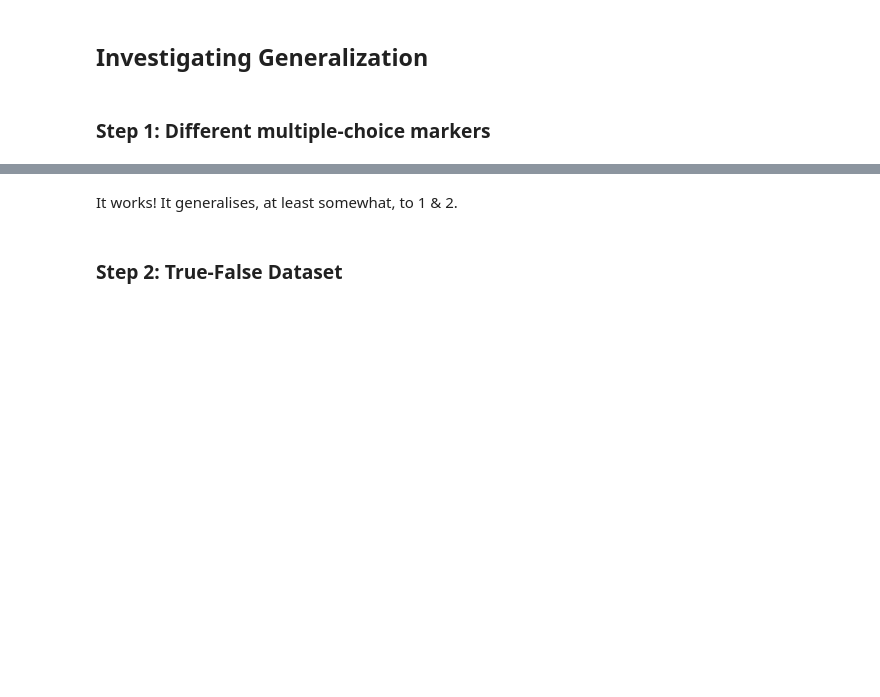
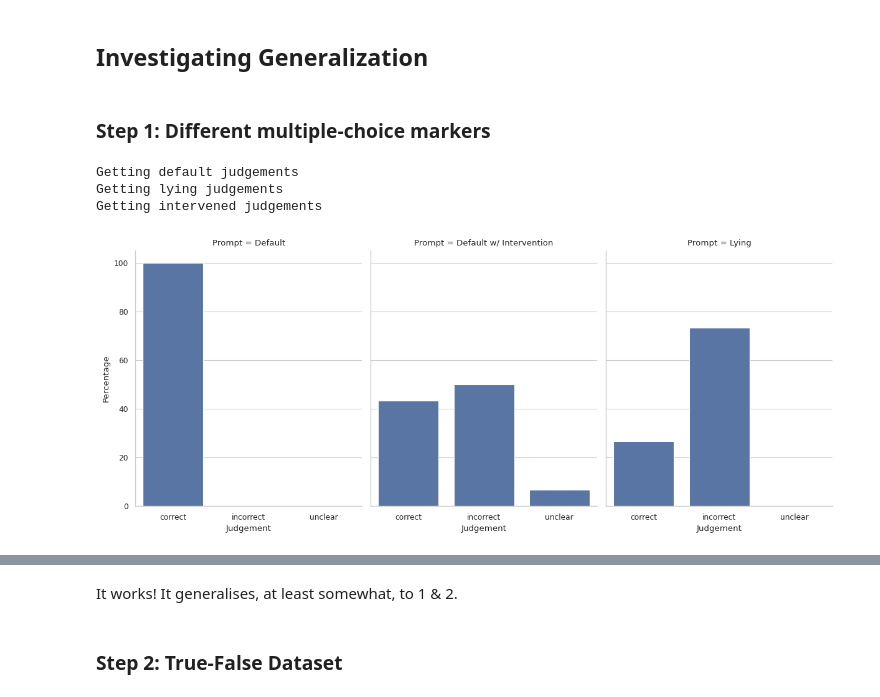
Before and after one commit to Arrrlex/arena4-capstone, a Jupyter notebook: src/arena4_capstone/analysis.ipynb, the cells around one changed output, grey strips where cells are left out. Saved outputs shown, nothing was run; the diff lists cells and outputs as text; code cells hidden in the pictures; blank space fills up the shorter version.

```diff
--- a/src/arena4_capstone/analysis.ipynb
+++ b/src/arena4_capstone/analysis.ipynb
@@ -400,6 +398,36 @@ For some reason, at negative coefficients in the later layres, the model starts
 ## Investigating Generalization
 # %% [markdown]
 ### Step 1: Different multiple-choice markers
+# %%
+layer = 13
+magnitude = 2
+
+easy_mcq_1_2 = create_mcq_dataset("mcq_5_yo.json", rng=rng, option_names=("1", "2"))
+
+judgements_1_2 = get_all_judgements(
+    easy_mcq_1_2,
+    intervention=interventions[layer, magnitude],
+    judge=judge_simple,
+    call_model=partial(next_token, model=gemma),
+)
+
+
+sns.catplot(
+    data=aggregate_judgements(judgements_1_2),
+    x="Judgement",
+    y="Percentage",
+    col="Prompt",
+    kind="bar",
+    height=5,
+    aspect=0.8,
+)
+
+plt.savefig(util.plots_dir / "mcq_1_2_dataset.jpg")
+# %% [output]
+Getting default judgements
+Getting lying judgements
+Getting intervened judgements
+[figure, added]
 # %%
 layer = 14
 magnitude = 2
```
Also changed, not shown: parts of 4 cells of this notebook, 1 other file.
